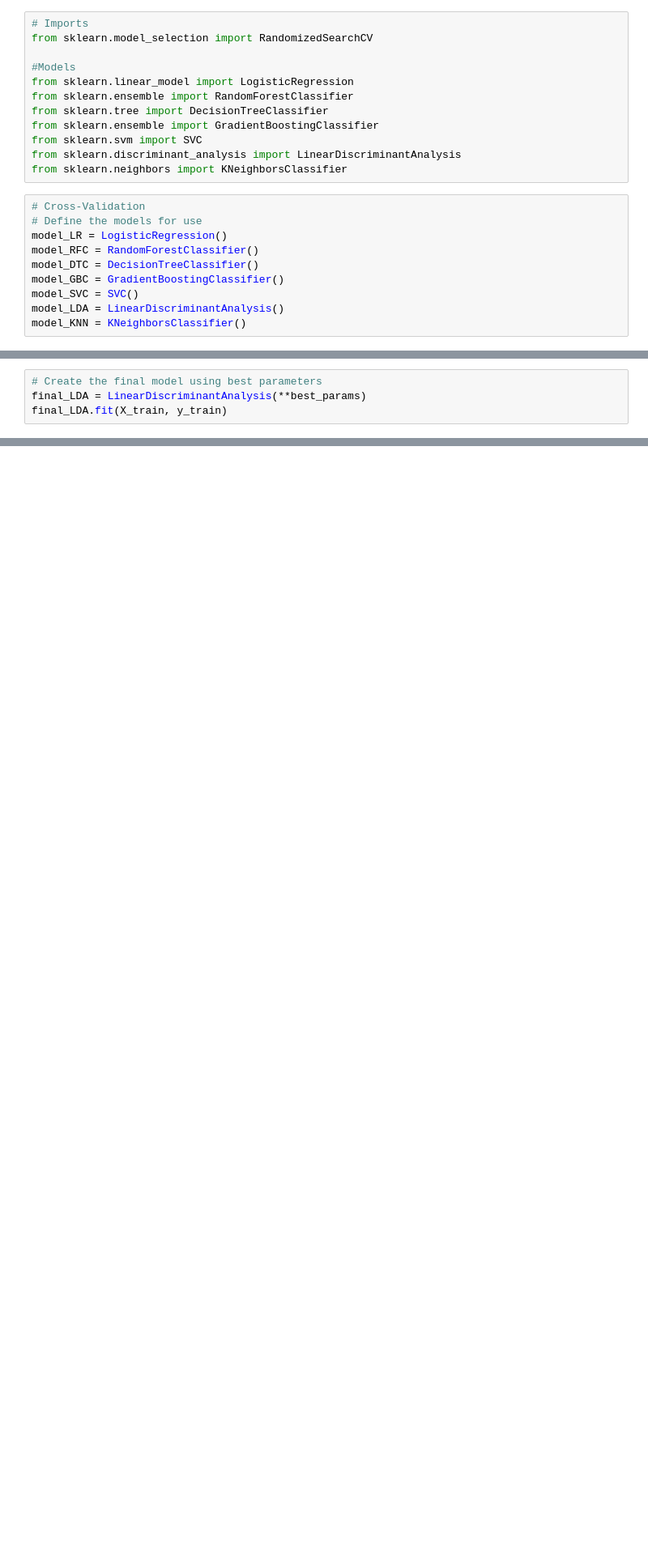
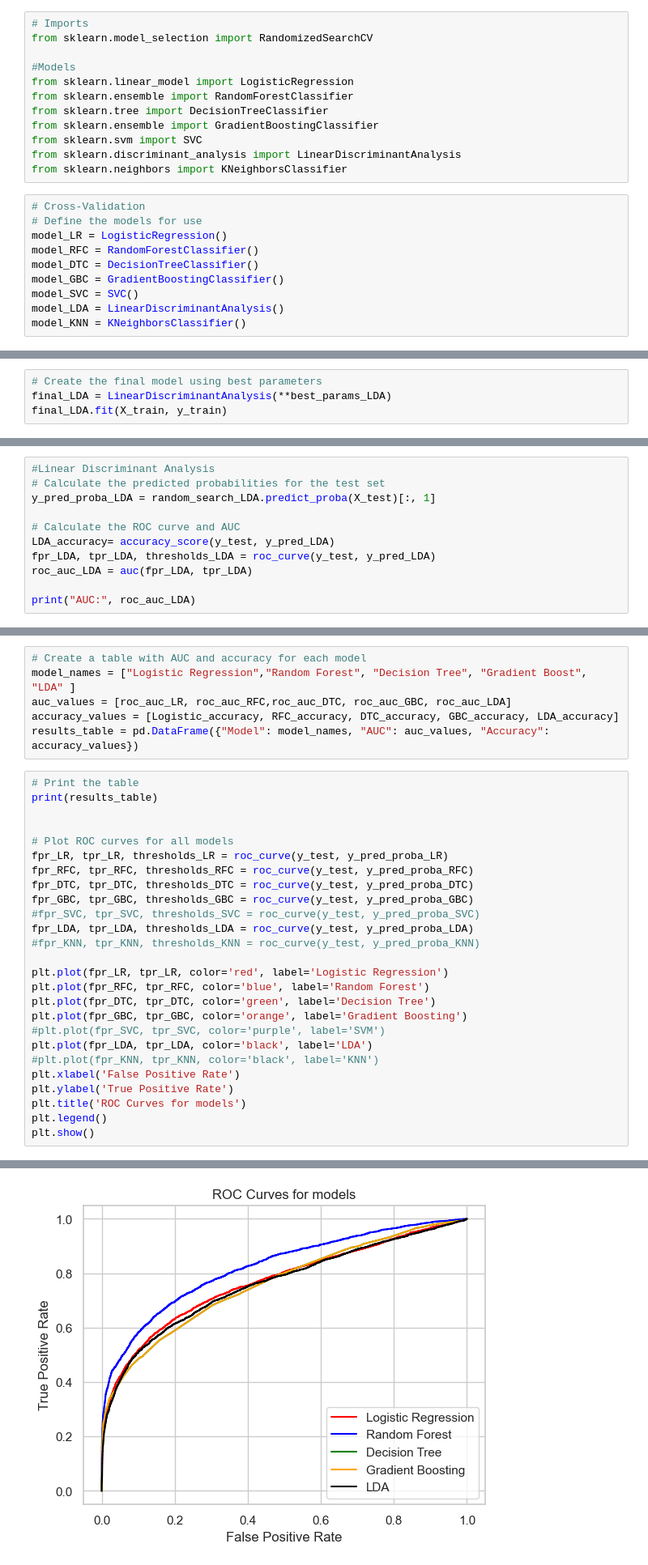
Before and after one commit to NatalieTumbare/ML_PDs_Prediction, a Jupyter notebook: ML_PDs_Prediction.ipynb, the cells around one changed output, grey strips where cells are left out. Shown at 81% size. Drawn from its saved outputs; the diff is of its cells as text; blank space fills up the shorter version.

```diff
--- a/ML_PDs_Prediction.ipynb
+++ b/ML_PDs_Prediction.ipynb
@@ -1769,4 +1891,4 @@ final_SVC.fit(X_train, y_train)
 # %%
 # Create the final model using best parameters
-final_LDA = LinearDiscriminantAnalysis(**best_params)
+final_LDA = LinearDiscriminantAnalysis(**best_params_LDA)
 final_LDA.fit(X_train, y_train)
@@ -1984,0 +2184,11 @@ print(f"F1-score: {f1:.2f}")
+# %%
+#Linear Discriminant Analysis
+# Calculate the predicted probabilities for the test set
+y_pred_proba_LDA = random_search_LDA.predict_proba(X_test)[:, 1]
+
+# Calculate the ROC curve and AUC
+LDA_accuracy= accuracy_score(y_test, y_pred_LDA)
+fpr_LDA, tpr_LDA, thresholds_LDA = roc_curve(y_test, y_pred_LDA)
+roc_auc_LDA = auc(fpr_LDA, tpr_LDA)
+
+print("AUC:", roc_auc_LDA)
@@ -1984,0 +2208,33 @@ print(f"F1-score: {f1:.2f}")
+# %%
+# Create a table with AUC and accuracy for each model
+model_names = ["Logistic Regression","Random Forest", "Decision Tree", "Gradient Boost", "LDA" ]
+auc_values = [roc_auc_LR, roc_auc_RFC,roc_auc_DTC, roc_auc_GBC, roc_auc_LDA]
+accuracy_values = [Logistic_accuracy, RFC_accuracy, DTC_accuracy, GBC_accuracy, LDA_accuracy]
+results_table = pd.DataFrame({"Model": model_names, "AUC": auc_values, "Accuracy": accuracy_values})
+# %%
+# Print the table
+print(results_table)
+
+
+# Plot ROC curves for all models
+fpr_LR, tpr_LR, thresholds_LR = roc_curve(y_test, y_pred_proba_LR)
+fpr_RFC, tpr_RFC, thresholds_RFC = roc_curve(y_test, y_pred_proba_RFC)
+fpr_DTC, tpr_DTC, thresholds_DTC = roc_curve(y_test, y_pred_proba_DTC)
+fpr_GBC, tpr_GBC, thresholds_GBC = roc_curve(y_test, y_pred_proba_GBC)
+#fpr_SVC, tpr_SVC, thresholds_SVC = roc_curve(y_test, y_pred_proba_SVC)
+fpr_LDA, tpr_LDA, thresholds_LDA = roc_curve(y_test, y_pred_proba_LDA)
+#fpr_KNN, tpr_KNN, thresholds_KNN = roc_curve(y_test, y_pred_proba_KNN)
+
+plt.plot(fpr_LR, tpr_LR, color='red', label='Logistic Regression')
+plt.plot(fpr_RFC, tpr_RFC, color='blue', label='Random Forest')
+plt.plot(fpr_DTC, tpr_DTC, color='green', label='Decision Tree')
+plt.plot(fpr_GBC, tpr_GBC, color='orange', label='Gradient Boosting')
+#plt.plot(fpr_SVC, tpr_SVC, color='purple', label='SVM')
+plt.plot(fpr_LDA, tpr_LDA, color='black', label='LDA')
+#plt.plot(fpr_KNN, tpr_KNN, color='black', label='KNN')
+plt.xlabel('False Positive Rate')
+plt.ylabel('True Positive Rate')
+plt.title('ROC Curves for models')
+plt.legend()
+plt.show()
+# %% [output]
@@ -1984,0 +2247 @@ print(f"F1-score: {f1:.2f}")
+[figure, added]
```
Also changed, not shown: parts of 53 cells of this notebook, 5 other files.
